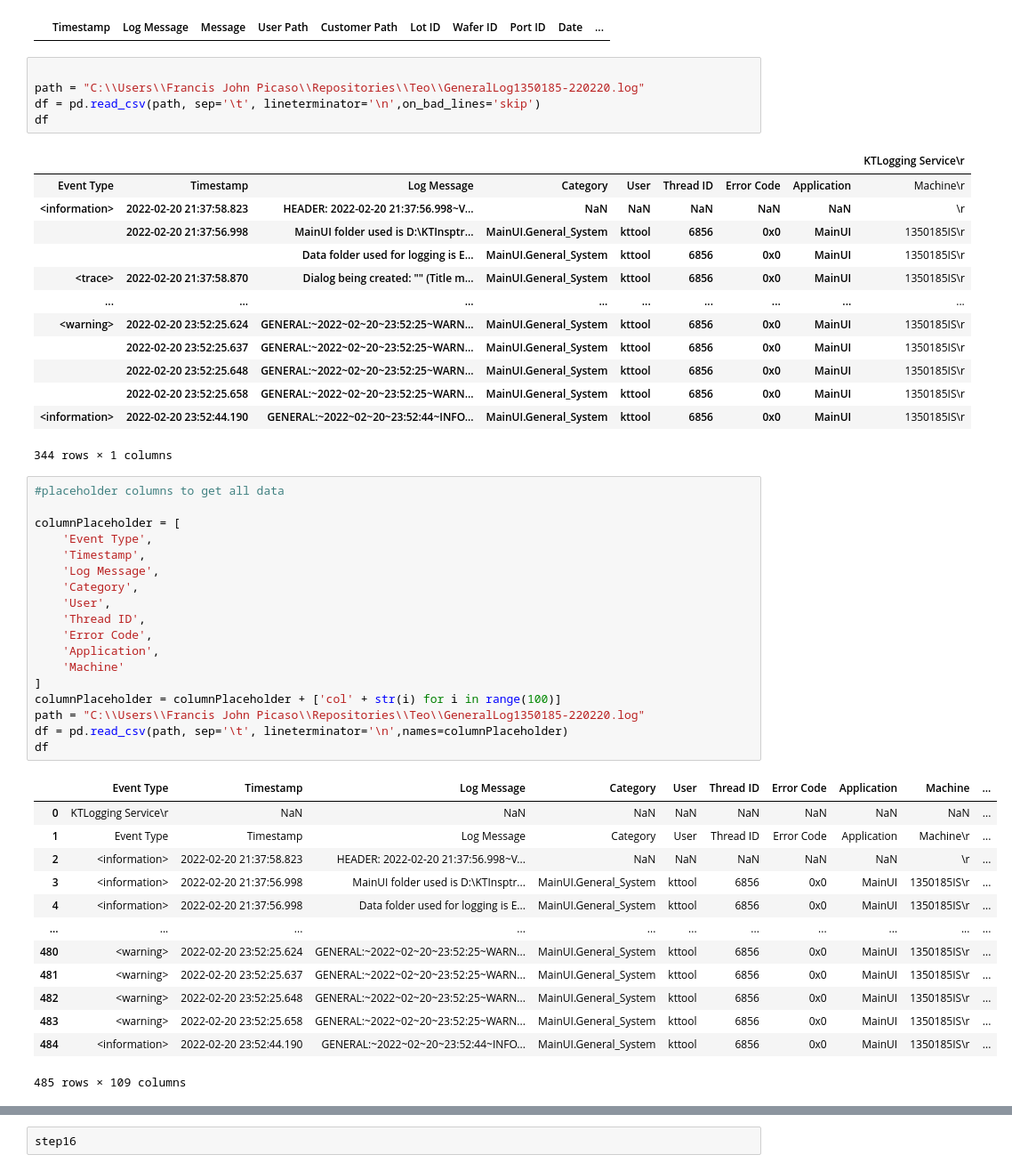
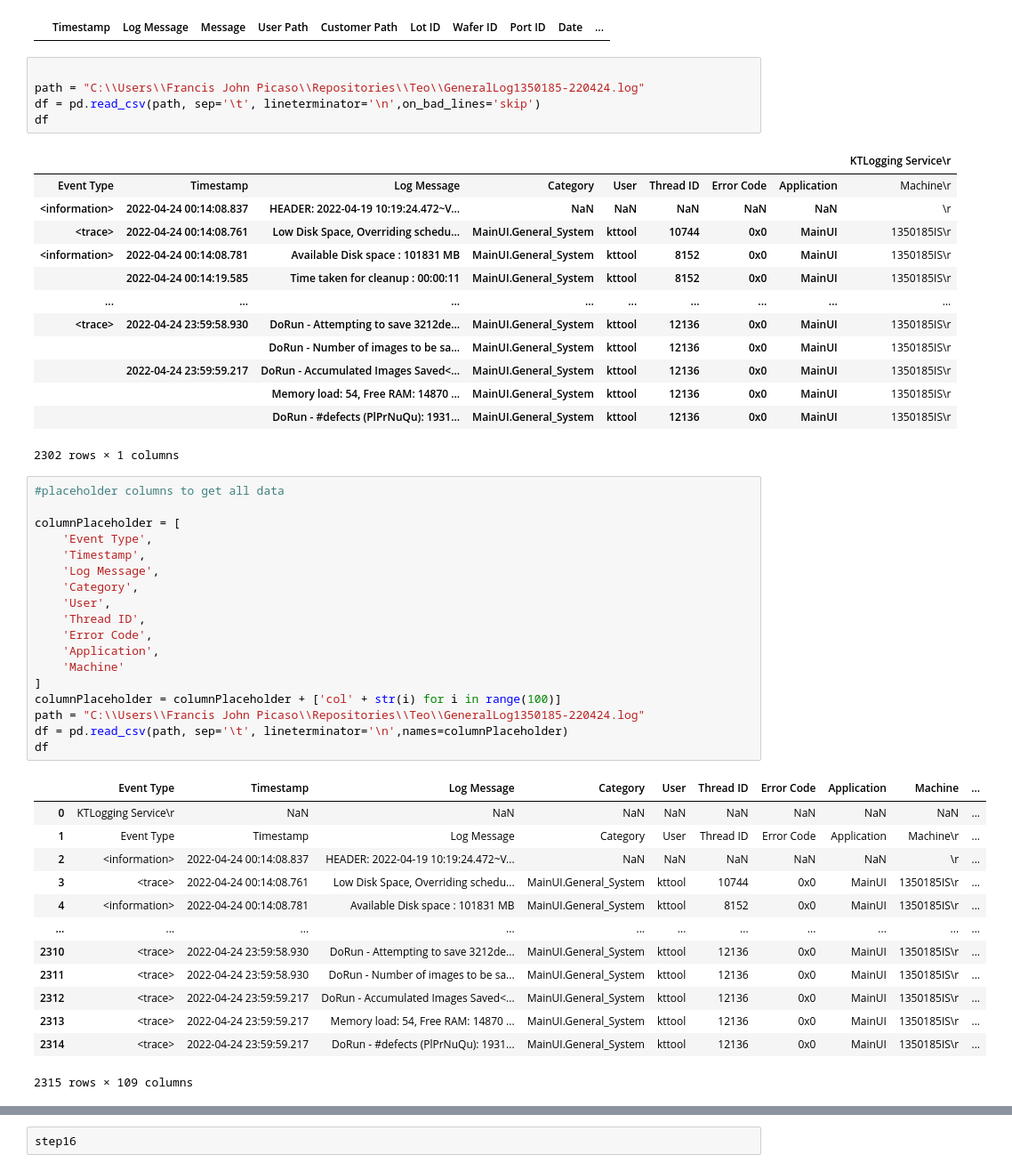
Before and after one commit to fr4nc1sj0hn/side-project-extractor, a Jupyter notebook: Mimic PowerBI.ipynb, the cells around one changed output, grey strips where cells are left out. Shown at 89% size. Cells and saved outputs as stored; diff of their text form.

```diff
--- a/Mimic PowerBI.ipynb
+++ b/Mimic PowerBI.ipynb
@@ -78,55 +78,55 @@ initial Class
 |  | Timestamp | Log Message | Message | User Path | Customer Path | Lot ID | Wafer ID | Port ID | Date | ... |
 # %%
 
-path = "C:\\Users\\Francis John Picaso\\Repositories\\Teo\\GeneralLog1350185-220220.log"
+path = "C:\\Users\\Francis John Picaso\\Repositories\\Teo\\GeneralLog1350185-220424.log"
 df = pd.read_csv(path, sep='\t', lineterminator='\n',on_bad_lines='skip')
 df
 # %% [output]
 |  |  |  |  |  |  |  |  | KTLogging Service\r |
 | Event Type | Timestamp | Log Message | Category | User | Thread ID | Error Code | Application | Machine\r |
-| <information> | 2022-02-20 21:37:58.823 | HEADER: 2022-02-20 21:37:56.998~V... | NaN | NaN | NaN | NaN | NaN | \r |
-|  | 2022-02-20 21:37:56.998 | MainUI folder used is D:\KTInsptr... | MainUI.General_System | kttool | 6856 | 0x0 | MainUI | 1350185IS\r |
-|  |  | Data folder used for logging is E... | MainUI.General_System | kttool | 6856 | 0x0 | MainUI | 1350185IS\r |
-| <trace> | 2022-02-20 21:37:58.870 | Dialog being created: "" (Title m... | MainUI.General_System | kttool | 6856 | 0x0 | MainUI | 1350185IS\r |
+| <information> | 2022-04-24 00:14:08.837 | HEADER: 2022-04-19 10:19:24.472~V... | NaN | NaN | NaN | NaN | NaN | \r |
+| <trace> | 2022-04-24 00:14:08.761 | Low Disk Space, Overriding schedu... | MainUI.General_System | kttool | 10744 | 0x0 | MainUI | 1350185IS\r |
+| <information> | 2022-04-24 00:14:08.781 | Available Disk space : 101831 MB | MainUI.General_System | kttool | 8152 | 0x0 | MainUI | 1350185IS\r |
+|  | 2022-04-24 00:14:19.585 | Time taken for cleanup : 00:00:11 | MainUI.General_System | kttool | 8152 | 0x0 | MainUI | 1350185IS\r |
 | ... | ... | ... | ... | ... | ... | ... | ... | ... |
-| <warning> | 2022-02-20 23:52:25.624 | GENERAL:~2022~02~20~23:52:25~WARN... | MainUI.General_System | kttool | 6856 | 0x0 | MainUI | 1350185IS\r |
-|  | 2022-02-20 23:52:25.637 | GENERAL:~2022~02~20~23:52:25~WARN... | MainUI.General_System | kttool | 6856 | 0x0 | MainUI | 1350185IS\r |
-|  | 2022-02-20 23:52:25.648 | GENERAL:~2022~02~20~23:52:25~WARN... | MainUI.General_System | kttool | 6856 | 0x0 | MainUI | 1350185IS\r |
-|  | 2022-02-20 23:52:25.658 | GENERAL:~2022~02~20~23:52:25~WARN... | MainUI.General_System | kttool | 6856 | 0x0 | MainUI | 1350185IS\r |
-| <information> | 2022-02-20 23:52:44.190 | GENERAL:~2022~02~20~23:52:44~INFO... | MainUI.General_System | kttool | 6856 | 0x0 | MainUI | 1350185IS\r |
+| <trace> | 2022-04-24 23:59:58.930 | DoRun - Attempting to save 3212de... | MainUI.General_System | kttool | 12136 | 0x0 | MainUI | 1350185IS\r |
+|  |  | DoRun - Number of images to be sa... | MainUI.General_System | kttool | 12136 | 0x0 | MainUI | 1350185IS\r |
+|  | 2022-04-24 23:59:59.217 | DoRun - Accumulated Images Saved<... | MainUI.General_System | kttool | 12136 | 0x0 | MainUI | 1350185IS\r |
+|  |  | Memory load: 54, Free RAM: 14870 ... | MainUI.General_System | kttool | 12136 | 0x0 | MainUI | 1350185IS\r |
+|  |  | DoRun - #defects (PlPrNuQu): 1931... | MainUI.General_System | kttool | 12136 | 0x0 | MainUI | 1350185IS\r |
-344 rows × 1 columns
+2302 rows × 1 columns
 # %%
 #placeholder columns to get all data
 
 columnPlaceholder = [
     'Event Type',
     'Timestamp',
     'Log Message',
     'Category',
     'User',
     'Thread ID',
     'Error Code',
     'Application',
     'Machine'
 ]
 columnPlaceholder = columnPlaceholder + ['col' + str(i) for i in range(100)]
-path = "C:\\Users\\Francis John Picaso\\Repositories\\Teo\\GeneralLog1350185-220220.log"
+path = "C:\\Users\\Francis John Picaso\\Repositories\\Teo\\GeneralLog1350185-220424.log"
 df = pd.read_csv(path, sep='\t', lineterminator='\n',names=columnPlaceholder)
 df
 # %% [output]
 |  | Event Type | Timestamp | Log Message | Category | User | Thread ID | Error Code | Application | Machine | ... |
 | 0 | KTLogging Service\r | NaN | NaN | NaN | NaN | NaN | NaN | NaN | NaN | ... |
 | 1 | Event Type | Timestamp | Log Message | Category | User | Thread ID | Error Code | Application | Machine\r | ... |
-| 2 | <information> | 2022-02-20 21:37:58.823 | HEADER: 2022-02-20 21:37:56.998~V... | NaN | NaN | NaN | NaN | NaN | \r | ... |
-| 3 | <information> | 2022-02-20 21:37:56.998 | MainUI folder used is D:\KTInsptr... | MainUI.General_System | kttool | 6856 | 0x0 | MainUI | 1350185IS\r | ... |
-| 4 | <information> | 2022-02-20 21:37:56.998 | Data folder used for logging is E... | MainUI.General_System | kttool | 6856 | 0x0 | MainUI | 1350185IS\r | ... |
+| 2 | <information> | 2022-04-24 00:14:08.837 | HEADER: 2022-04-19 10:19:24.472~V... | NaN | NaN | NaN | NaN | NaN | \r | ... |
+| 3 | <trace> | 2022-04-24 00:14:08.761 | Low Disk Space, Overriding schedu... | MainUI.General_System | kttool | 10744 | 0x0 | MainUI | 1350185IS\r | ... |
+| 4 | <information> | 2022-04-24 00:14:08.781 | Available Disk space : 101831 MB | MainUI.General_System | kttool | 8152 | 0x0 | MainUI | 1350185IS\r | ... |
 | ... | ... | ... | ... | ... | ... | ... | ... | ... | ... | ... |
-| 480 | <warning> | 2022-02-20 23:52:25.624 | GENERAL:~2022~02~20~23:52:25~WARN... | MainUI.General_System | kttool | 6856 | 0x0 | MainUI | 1350185IS\r | ... |
-| 481 | <warning> | 2022-02-20 23:52:25.637 | GENERAL:~2022~02~20~23:52:25~WARN... | MainUI.General_System | kttool | 6856 | 0x0 | MainUI | 1350185IS\r | ... |
-| 482 | <warning> | 2022-02-20 23:52:25.648 | GENERAL:~2022~02~20~23:52:25~WARN... | MainUI.General_System | kttool | 6856 | 0x0 | MainUI | 1350185IS\r | ... |
-| 483 | <warning> | 2022-02-20 23:52:25.658 | GENERAL:~2022~02~20~23:52:25~WARN... | MainUI.General_System | kttool | 6856 | 0x0 | MainUI | 1350185IS\r | ... |
-| 484 | <information> | 2022-02-20 23:52:44.190 | GENERAL:~2022~02~20~23:52:44~INFO... | MainUI.General_System | kttool | 6856 | 0x0 | MainUI | 1350185IS\r | ... |
+| 2310 | <trace> | 2022-04-24 23:59:58.930 | DoRun - Attempting to save 3212de... | MainUI.General_System | kttool | 12136 | 0x0 | MainUI | 1350185IS\r | ... |
+| 2311 | <trace> | 2022-04-24 23:59:58.930 | DoRun - Number of images to be sa... | MainUI.General_System | kttool | 12136 | 0x0 | MainUI | 1350185IS\r | ... |
+| 2312 | <trace> | 2022-04-24 23:59:59.217 | DoRun - Accumulated Images Saved<... | MainUI.General_System | kttool | 12136 | 0x0 | MainUI | 1350185IS\r | ... |
+| 2313 | <trace> | 2022-04-24 23:59:59.217 | Memory load: 54, Free RAM: 14870 ... | MainUI.General_System | kttool | 12136 | 0x0 | MainUI | 1350185IS\r | ... |
+| 2314 | <trace> | 2022-04-24 23:59:59.217 | DoRun - #defects (PlPrNuQu): 1931... | MainUI.General_System | kttool | 12136 | 0x0 | MainUI | 1350185IS\r | ... |
-485 rows × 109 columns
+2315 rows × 109 columns
 # %%
 #step 1
 #Table.RemoveColumns({"Error Code", "Application", "Machine", "Category", "Event Type", "Thread ID", "User", "Source.Name"})
```
Also changed, not shown: parts of 19 cells of this notebook, 6 other files.
